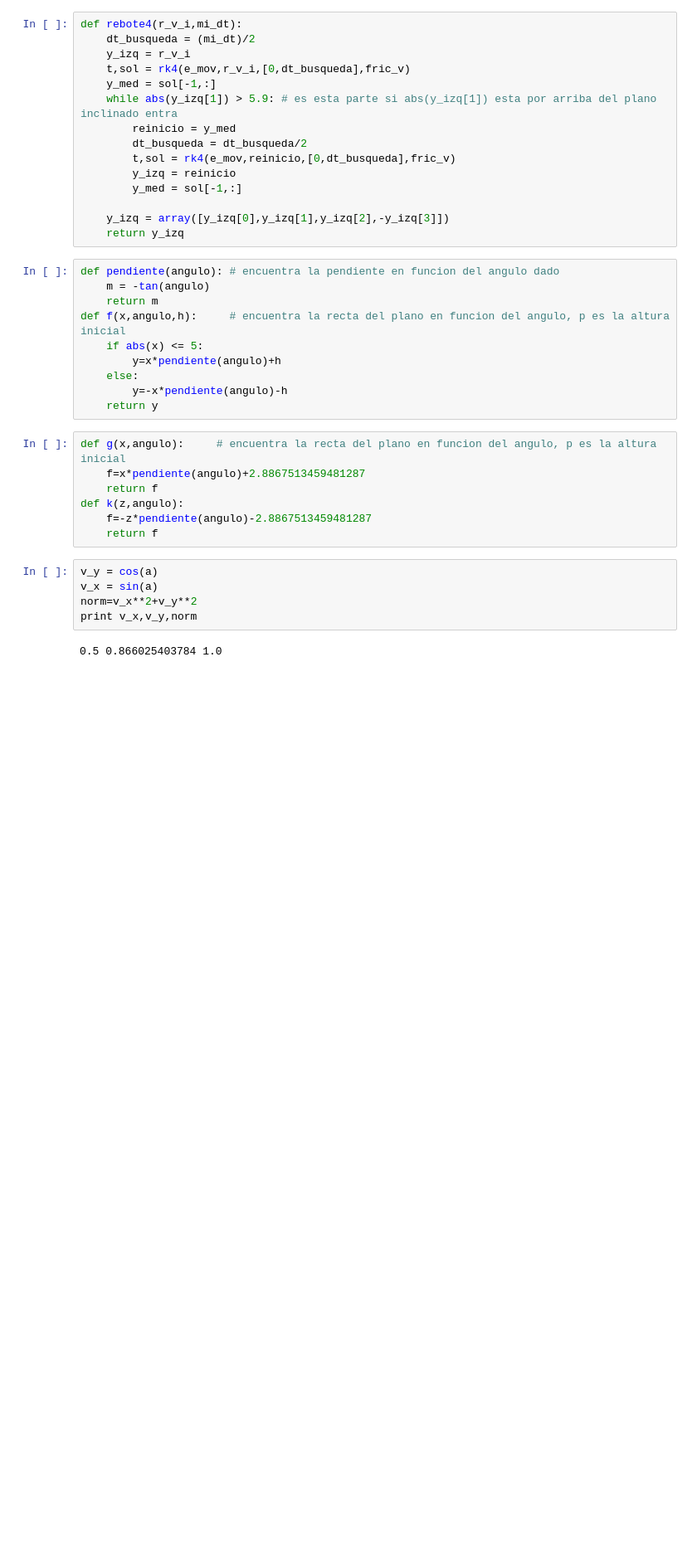
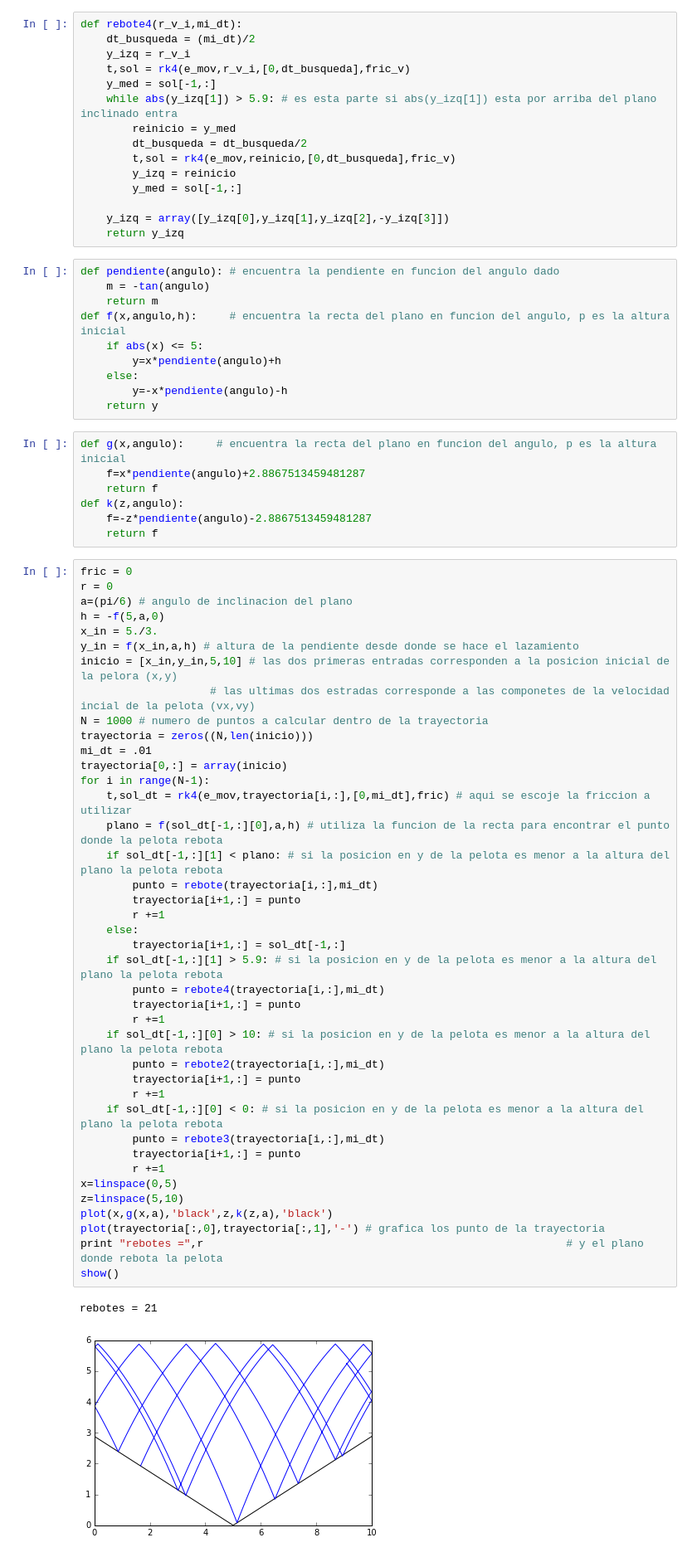
Before and after one commit to hugosl/Examen_1, a Jupyter notebook: Examen1.3.ipynb, the cells around one changed output. Shown: that part at 83% size. Cells and saved outputs as stored; diff of their text form; blank space fills up the shorter version.

```diff
--- a/Examen1.3.ipynb
+++ b/Examen1.3.ipynb
@@ -126,11 +126,47 @@ def g(x,angulo):     # encuentra la recta del plano en funcion del angulo, p es
 def k(z,angulo):
     f=-z*pendiente(angulo)-2.8867513459481287
     return f
-# %%
-v_y = cos(a)
-v_x = sin(a)
-norm=v_x**2+v_y**2
-print v_x,v_y,norm
-# %% [output]
-0.5 0.866025403784 1.0
+# %%
+fric = 0
+r = 0
+a=(pi/6) # angulo de inclinacion del plano
+h = -f(5,a,0)
+x_in = 5./3.
+y_in = f(x_in,a,h) # altura de la pendiente desde donde se hace el lazamiento
+inicio = [x_in,y_in,5,10] # las dos primeras entradas corresponden a la posicion inicial de la pelora (x,y)
+                    # las ultimas dos estradas corresponde a las componetes de la velocidad incial de la pelota (vx,vy)
+N = 1000 # numero de puntos a calcular dentro de la trayectoria
+trayectoria = zeros((N,len(inicio)))
+mi_dt = .01
+trayectoria[0,:] = array(inicio)
+for i in range(N-1):
+    t,sol_dt = rk4(e_mov,trayectoria[i,:],[0,mi_dt],fric) # aqui se escoje la friccion a utilizar
+    plano = f(sol_dt[-1,:][0],a,h) # utiliza la funcion de la recta para encontrar el punto donde la pelota rebota
+    if sol_dt[-1,:][1] < plano: # si la posicion en y de la pelota es menor a la altura del plano la pelota rebota
+        punto = rebote(trayectoria[i,:],mi_dt)
+        trayectoria[i+1,:] = punto
+        r +=1
+    else:
+        trayectoria[i+1,:] = sol_dt[-1,:]
+    if sol_dt[-1,:][1] > 5.9: # si la posicion en y de la pelota es menor a la altura del plano la pelota rebota
+        punto = rebote4(trayectoria[i,:],mi_dt)
+        trayectoria[i+1,:] = punto
+        r +=1
+    if sol_dt[-1,:][0] > 10: # si la posicion en y de la pelota es menor a la altura del plano la pelota rebota
+        punto = rebote2(trayectoria[i,:],mi_dt)
+        trayectoria[i+1,:] = punto
+        r +=1
+    if sol_dt[-1,:][0] < 0: # si la posicion en y de la pelota es menor a la altura del plano la pelota rebota
+        punto = rebote3(trayectoria[i,:],mi_dt)
+        trayectoria[i+1,:] = punto
+        r +=1
+x=linspace(0,5)
+z=linspace(5,10)
+plot(x,g(x,a),'black',z,k(z,a),'black')
+plot(trayectoria[:,0],trayectoria[:,1],'-') # grafica los punto de la trayectoria
+print "rebotes =",r                                                        # y el plano donde rebota la pelota
+show()
+# %% [output]
+rebotes = 21
+[figure, added]
 # %%
```
Also changed, not shown: parts of 11 cells of this notebook.
